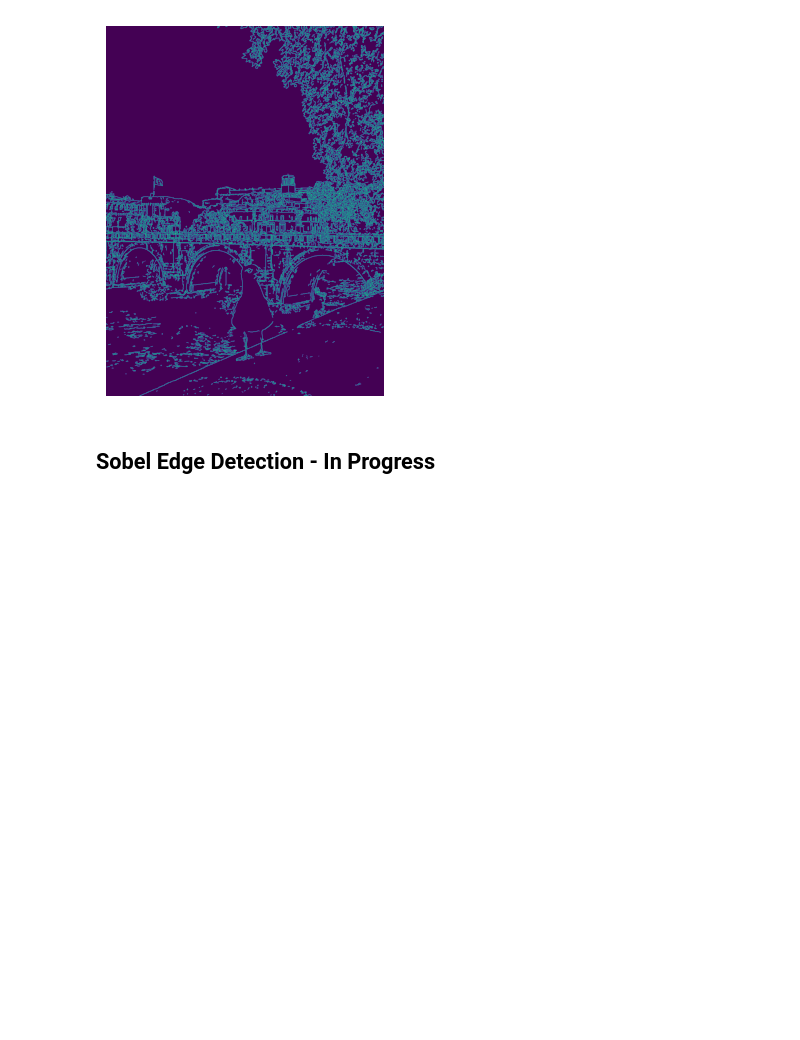
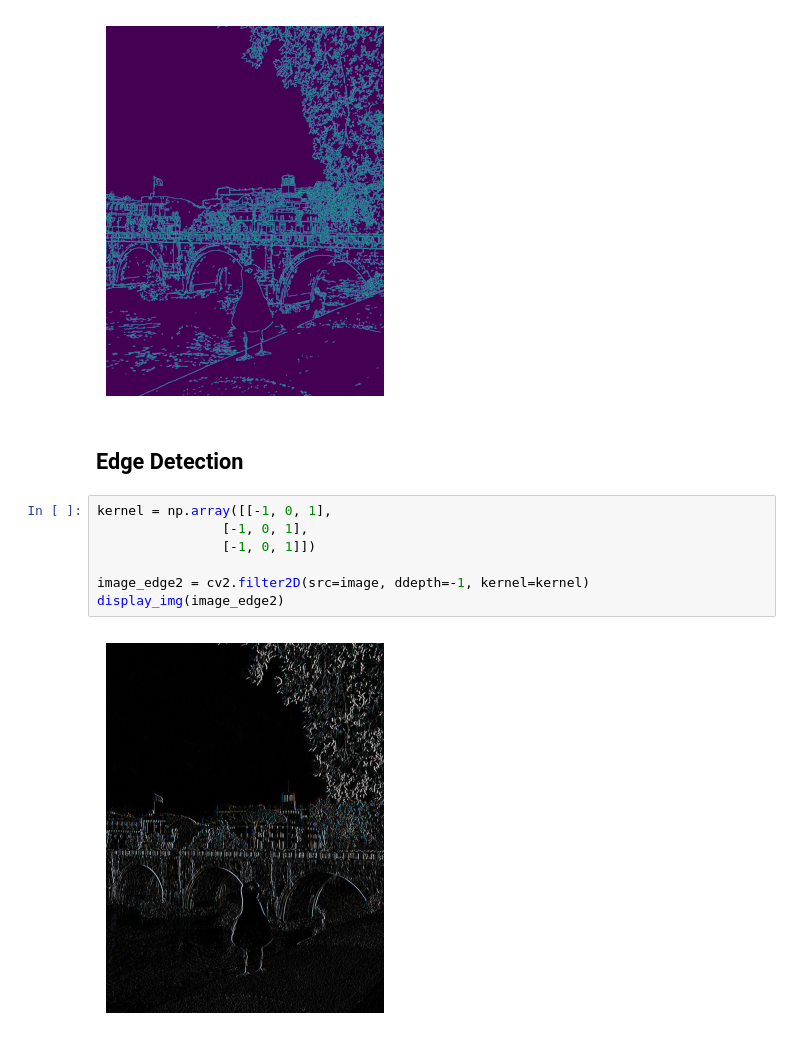
Before and after one commit to chunwee/Image-Processing, a Jupyter notebook: image_processing.ipynb, the cells around one changed output. Cells and saved outputs as stored; diff of their text form; blank space fills up the shorter version.

```diff
--- a/image_processing.ipynb
+++ b/image_processing.ipynb
@@ -84,4 +84,13 @@ display_img(image_edge)
 # %% [output]
 [figure]
 # %% [markdown]
-## Sobel Edge Detection - In Progress
+## Edge Detection
+# %%
+kernel = np.array([[-1, 0, 1],
+                [-1, 0, 1],
+                [-1, 0, 1]])
+
+image_edge2 = cv2.filter2D(src=image, ddepth=-1, kernel=kernel)
+display_img(image_edge2)
+# %% [output]
+[figure, added]
```
Also changed, not shown: parts of 2 cells of this notebook.
